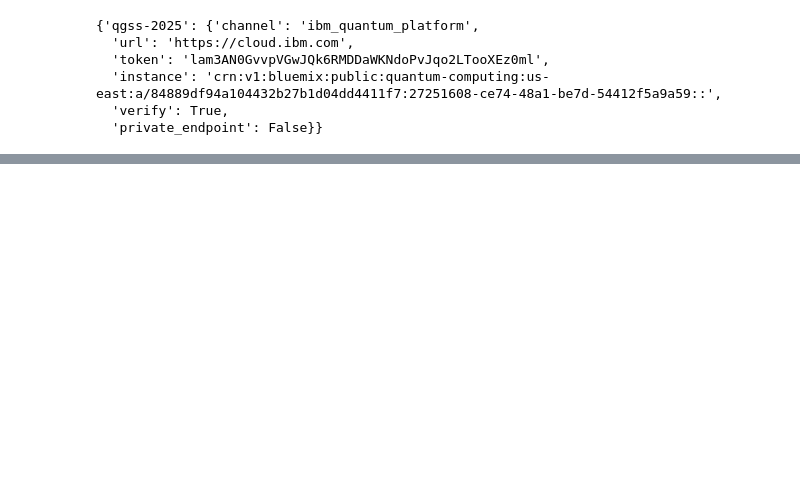
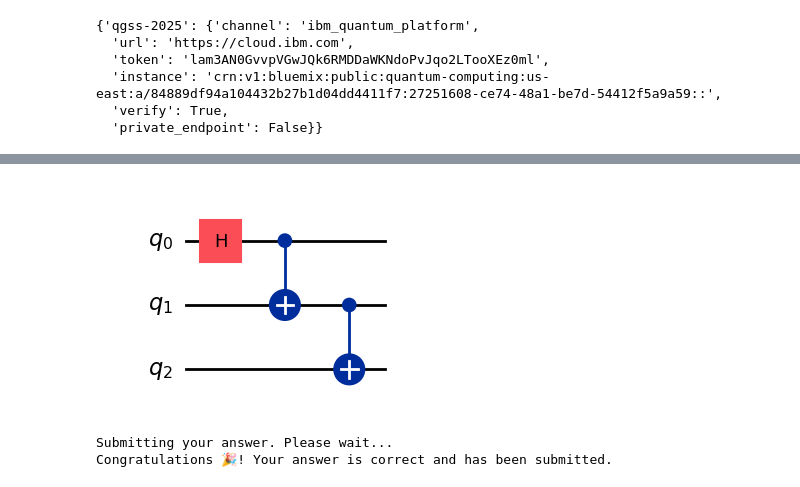
Before and after one commit to lmbibbo/Qgss2025, a Jupyter notebook: lab-0/lab0.ipynb, the cells around one changed output, grey strips where cells are left out. Drawn from its saved outputs; the diff is of its cells as text; code cells hidden in the pictures; blank space fills up the shorter version.

```diff
--- a/lab-0/lab0.ipynb
+++ b/lab-0/lab0.ipynb
@@ -135,0 +85,26 @@ ModuleNotFoundError: No module named 'matplotlib'
+# %%
+# Create a new circuit with three qubits
+qc = QuantumCircuit(3)
+
+### WRITE YOUR CODE BELOW HERE ###
+# Add a H gate to qubit 0
+qc.h(0)
+
+# Add a CNOT gate to qubits 0 and 1
+qc.cx(0, 1)
+
+# Add a CNOT gate to qubits 1 and 2
+qc.cx(1, 2)
+
+### YOUR CODE FINISHES HERE    ###
+
+# Return a drawing of the circuit using MatPlotLib ("mpl").
+qc.draw("mpl")
+# %% [output]
+[figure, added]
+# %%
+# Submit your answer using following code
+grade_lab0_ex1(qc)
+# %% [output]
+Submitting your answer. Please wait...
+Congratulations 🎉! Your answer is correct and has been submitted.
```
Also changed, not shown: parts of 24 cells of this notebook, 2 other files.
